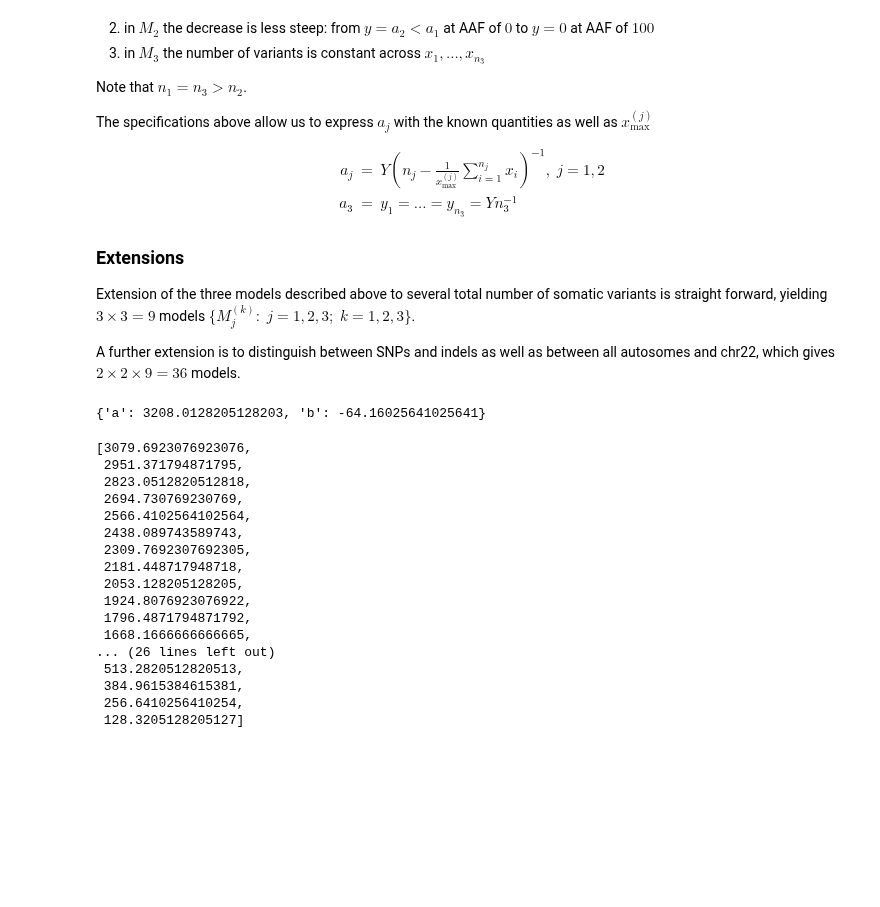
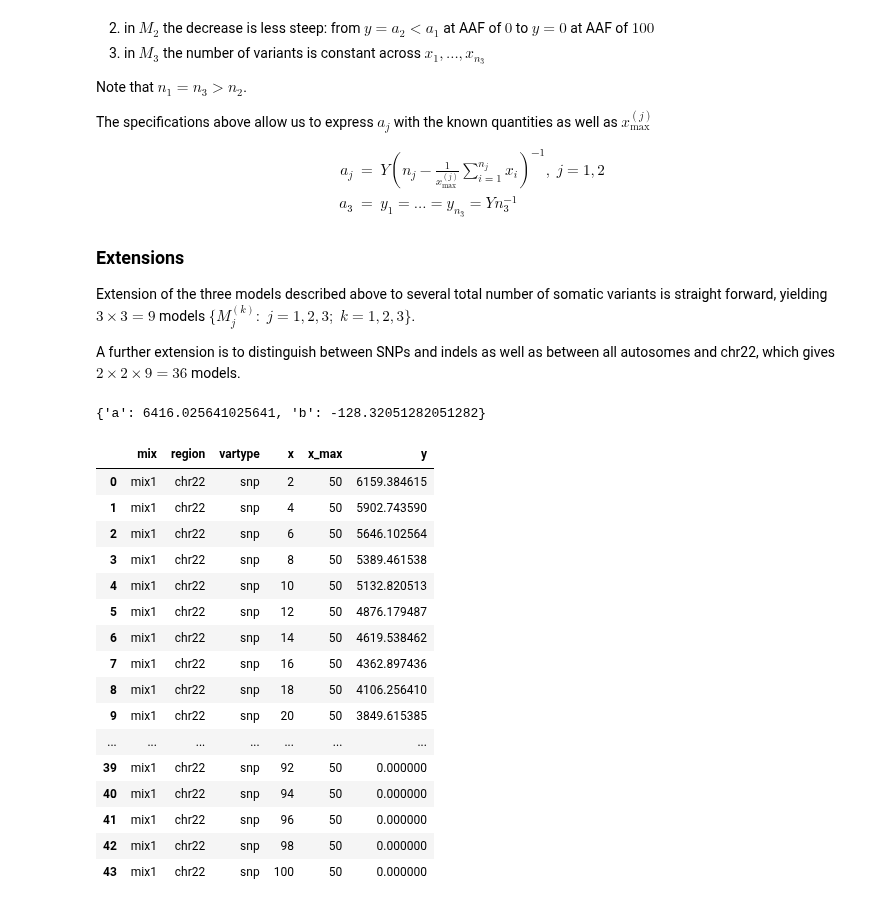
Before and after one commit to attilagk/BSM-research, a Jupyter notebook: notebook/2019-04-04-truth-sets-aaf/2019-04-04-truth-sets-aaf.ipynb, the cells around one changed output. Cells and saved outputs as stored; diff of their text form; code cells hidden in the pictures; blank space fills up the shorter version.

```diff
--- a/notebook/2019-04-04-truth-sets-aaf/2019-04-04-truth-sets-aaf.ipynb
+++ b/notebook/2019-04-04-truth-sets-aaf/2019-04-04-truth-sets-aaf.ipynb
@@ -192,27 +193,32 @@ Extension of the three models described above to several total number of somatic
 
 A further extension is to distinguish between SNPs and indels as well as between all autosomes and chr22, which gives $2\times 2 \times 9 = 36$ models.
 # %%
-xset = nvariants.loc[(nvariants['sample'] == 'mix1') & (nvariants['vartype'] == 'snp'), 'aaf']
-svm.get_yset(Y=germ_vars.at['22', 'snp'], xset=xset, x_max=50, return_params=True)
+xset = nvariants.loc[(nvariants['region'] == 'autosomes') & (nvariants['sample'] == 'mix1') & (nvariants['vartype'] == 'snp'), 'aaf']
+svm.get_yset(Y=germ_vars.at['chr22', 'snp'], xset=xset, x_max=50, only_params=True)
 # %% [output]
-{'a': 3208.0128205128203, 'b': -64.16025641025641}
+{'a': 6416.025641025641, 'b': -128.32051282051282}
-# %%
-svm.get_yset(Y=germ_vars.at['22', 'snp'], xset=xset, x_max=50, return_params=False)
-# %% [output]
-[3079.6923076923076,
- 2951.371794871795,
- 2823.0512820512818,
- 2694.730769230769,
- 2566.4102564102564,
- 2438.089743589743,
- 2309.7692307692305,
- 2181.448717948718,
- 2053.128205128205,
- 1924.8076923076922,
- 1796.4871794871792,
- 1668.1666666666665,
-... (26 lines left out)
- 513.2820512820513,
- 384.9615384615381,
- 256.6410256410254,
- 128.3205128205127]
+# %%
+def foo(mix, vartype, region, x_max):
+    y = svm.get_yset(Y=germ_vars.at[region, vartype], xset=xset, x_max=x_max, only_params=False)
+    df = pd.DataFrame({'y': y, 'x': xset, 'x_max': x_max, 'mix': mix, 'vartype': vartype, 'region': region})
+    return(df)
+#y = svm.get_yset(Y=germ_vars.at['chr22', 'snp'], xset=xset, x_max=50, only_params=False)
+foo(mix='mix1', vartype='snp', region='chr22', x_max=50)
+# %% [output]
+|  | mix | region | vartype | x | x_max | y |
+| 0 | mix1 | chr22 | snp | 2 | 50 | 6159.384615 |
+| 1 | mix1 | chr22 | snp | 4 | 50 | 5902.743590 |
+| 2 | mix1 | chr22 | snp | 6 | 50 | 5646.102564 |
+| 3 | mix1 | chr22 | snp | 8 | 50 | 5389.461538 |
+| 4 | mix1 | chr22 | snp | 10 | 50 | 5132.820513 |
+| 5 | mix1 | chr22 | snp | 12 | 50 | 4876.179487 |
+| 6 | mix1 | chr22 | snp | 14 | 50 | 4619.538462 |
+| 7 | mix1 | chr22 | snp | 16 | 50 | 4362.897436 |
+| 8 | mix1 | chr22 | snp | 18 | 50 | 4106.256410 |
+| 9 | mix1 | chr22 | snp | 20 | 50 | 3849.615385 |
+| ... | ... | ... | ... | ... | ... | ... |
+| 39 | mix1 | chr22 | snp | 92 | 50 | 0.000000 |
+| 40 | mix1 | chr22 | snp | 94 | 50 | 0.000000 |
+| 41 | mix1 | chr22 | snp | 96 | 50 | 0.000000 |
+| 42 | mix1 | chr22 | snp | 98 | 50 | 0.000000 |
+| 43 | mix1 | chr22 | snp | 100 | 50 | 0.000000 |
```
Also changed, not shown: parts of 3 cells of this notebook, 1 other file.
